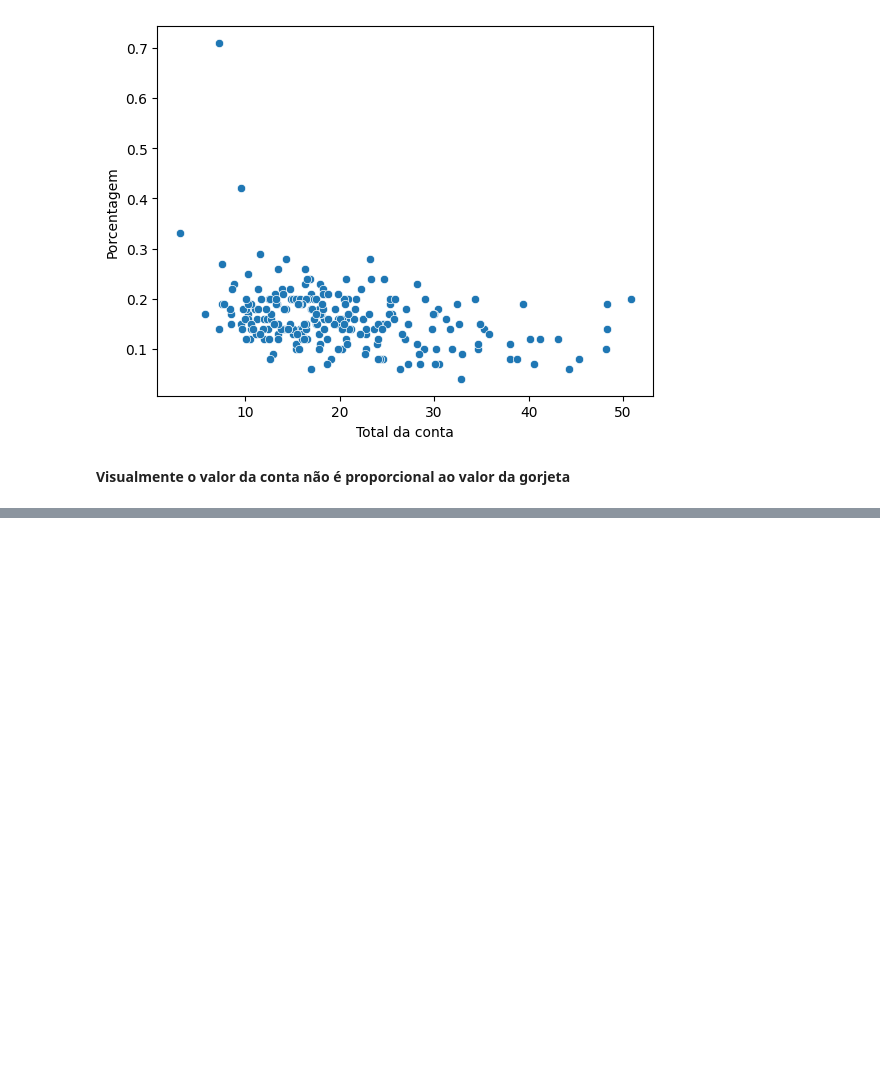
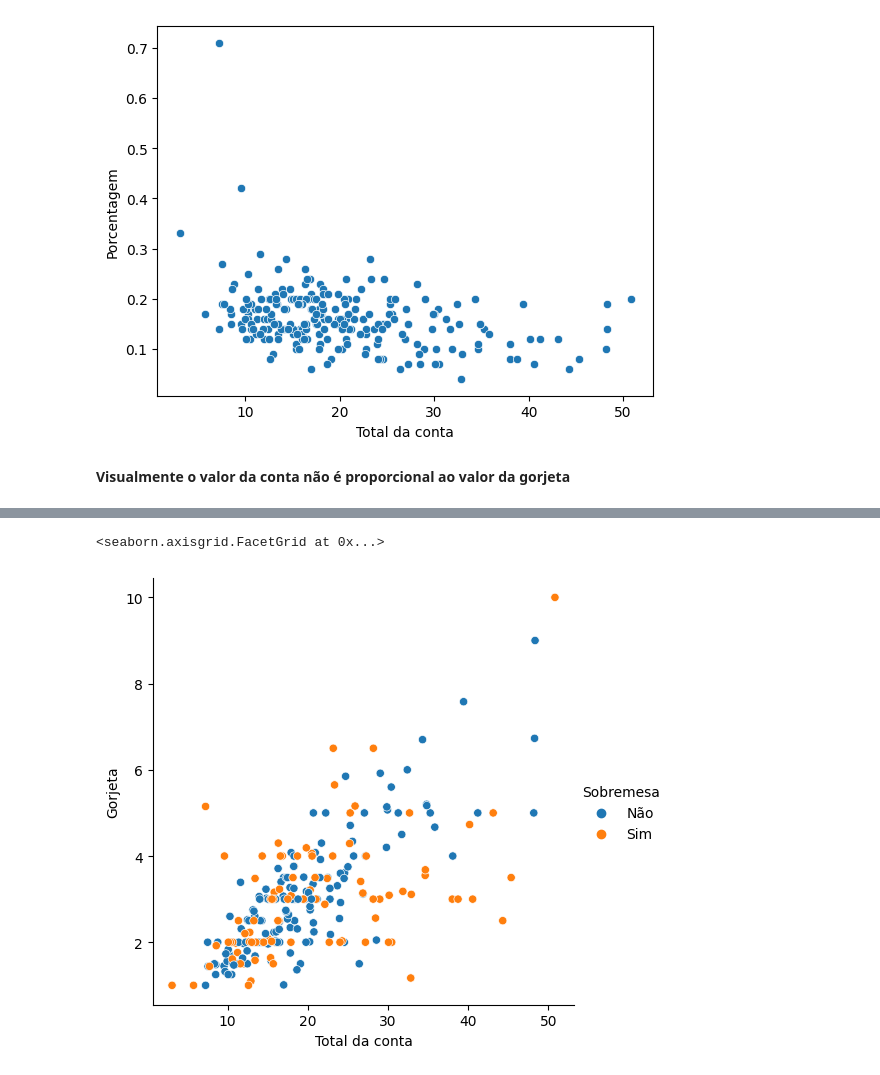
Before and after one commit to RayVilaca/Bootcamp-Data-Analytics, a Jupyter notebook: Cursos-Off/Alura/datavisualization/data-visualization.ipynb, the cells around one changed output, grey strips where cells are left out. Saved outputs shown, nothing was run; the diff lists cells and outputs as text; code cells hidden in the pictures; blank space fills up the shorter version.

```diff
--- a/Cursos-Off/Alura/datavisualization/data-visualization.ipynb
+++ b/Cursos-Off/Alura/datavisualization/data-visualization.ipynb
@@ -156,0 +205,5 @@ ax = sns.scatterplot(x='Total da conta', y='Porcentagem', data=dados)
+# %%
+sns.relplot(x='Total da conta', y='Gorjeta', hue='Sobremesa', data=dados)
+# %% [output]
+<seaborn.axisgrid.FacetGrid at 0x...>
+[figure, added]
```
Also changed, not shown: parts of 21 cells of this notebook.
